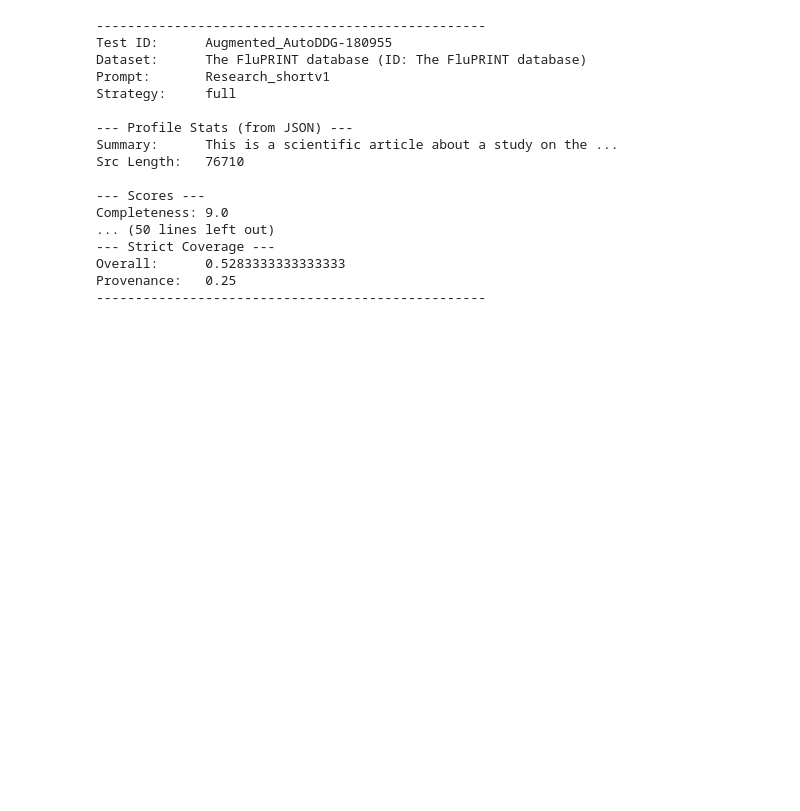
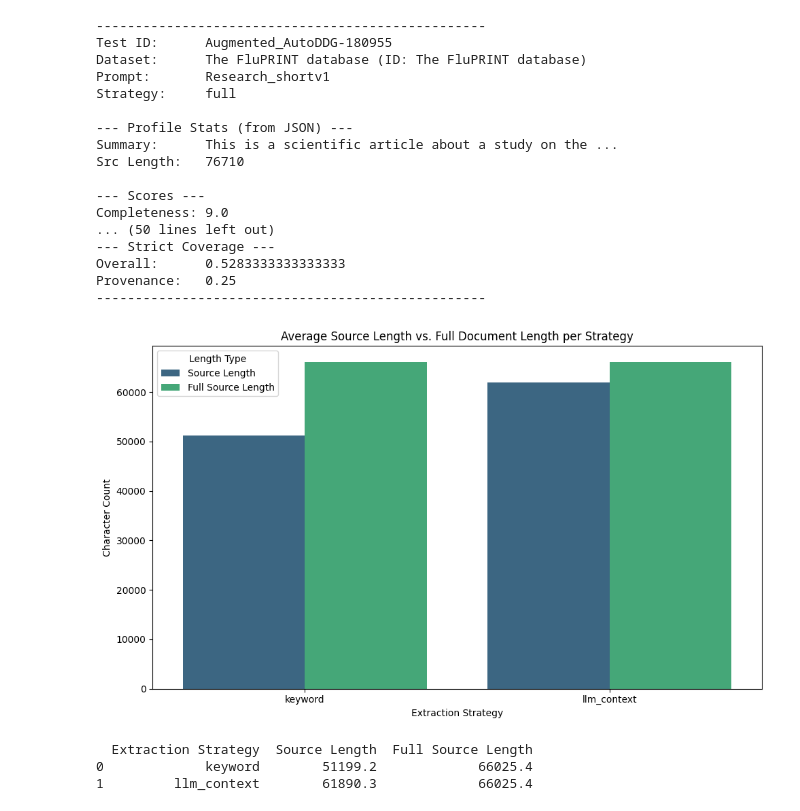
Before and after one commit to mariabeatrizsilva/AutoDDG-Enhanced, a Jupyter notebook: prompt-experiments/plotthings.ipynb, the cells around one changed output. Saved outputs shown, nothing was run; the diff lists cells and outputs as text; code cells hidden in the pictures; blank space fills up the shorter version.

Commit message:
clean way to process and plot

```diff
--- a/prompt-experiments/plotthings.ipynb
+++ b/prompt-experiments/plotthings.ipynb
@@ -61,3 +61,59 @@ Completeness: 9.0
 Overall:      0.5283333333333333
 Provenance:   0.25
 --------------------------------------------------
+# %%
+# --- 3. Process Data using Objects ---
+import pandas as pd
+import matplotlib.pyplot as plt
+import seaborn as sns
+
+df = pd.read_csv('results-updated-1-eval.csv')
+
+entries = [row_to_object(row) for index, row in df.iterrows()]
+
+# --- 4. Prepare for Plotting ---
+# We extract the specific fields needed for the length comparison
+plot_data = []
+for entry in entries:
+    plot_data.append({
+        'Extraction Strategy': entry.extraction_strategy,
+        'Source Length': entry.profile_stats.source_length,
+        'Full Source Length': entry.profile_stats.full_source_length
+    })
+
+plot_df = pd.DataFrame(plot_data)
+
+# Aggregate by Strategy (calculate mean) in case there are multiple entries
+agg_df = plot_df.groupby('Extraction Strategy').mean().reset_index()
+
+# Melt for Seaborn (Long format)
+melted_df = agg_df.melt(
+    id_vars='Extraction Strategy',
+    value_vars=['Source Length', 'Full Source Length'],
+    var_name='Length Type',
+    value_name='Character Count'
+)
+
+# --- 5. Plot ---
+plt.figure(figsize=(10, 6))
+sns.barplot(
+    data=melted_df,
+    x='Extraction Strategy',
+    y='Character Count',
+    hue='Length Type',
+    palette='viridis'
+)
+
+plt.title('Average Source Length vs. Full Document Length per Strategy')
+plt.ylabel('Character Count')
+plt.xlabel('Extraction Strategy')
+plt.tight_layout()
+plt.show()
+
+# Print Table for verification
+print(agg_df)
+# %% [output]
+[figure, added]
+  Extraction Strategy  Source Length  Full Source Length
+0             keyword        51199.2             66025.4
+1         llm_context        61890.3             66025.4
```
Also changed, not shown: parts of 2 cells of this notebook, 8 other files.
